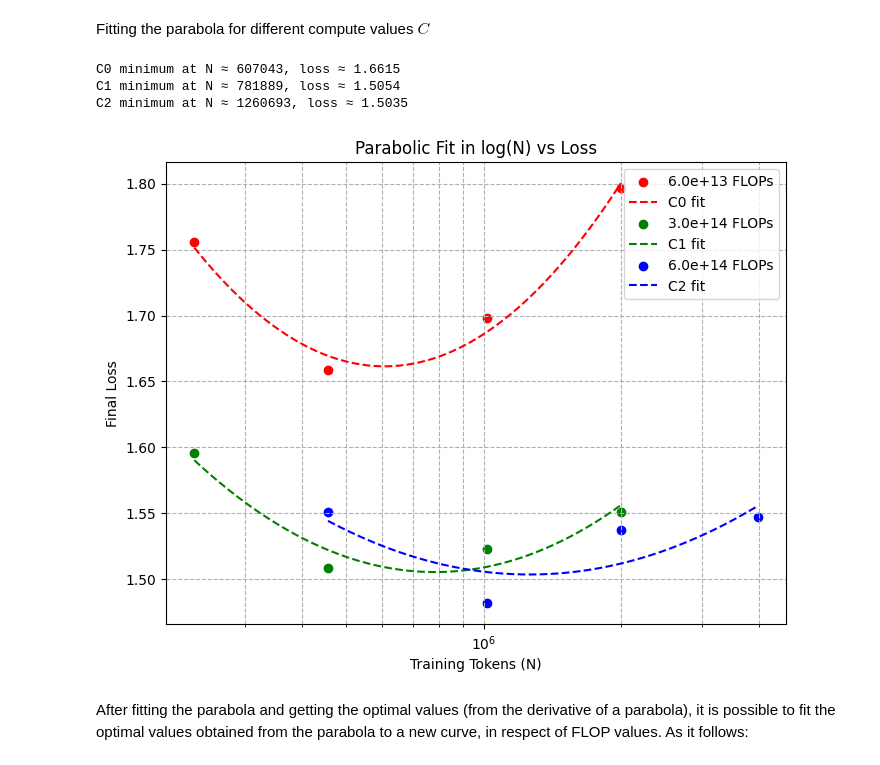
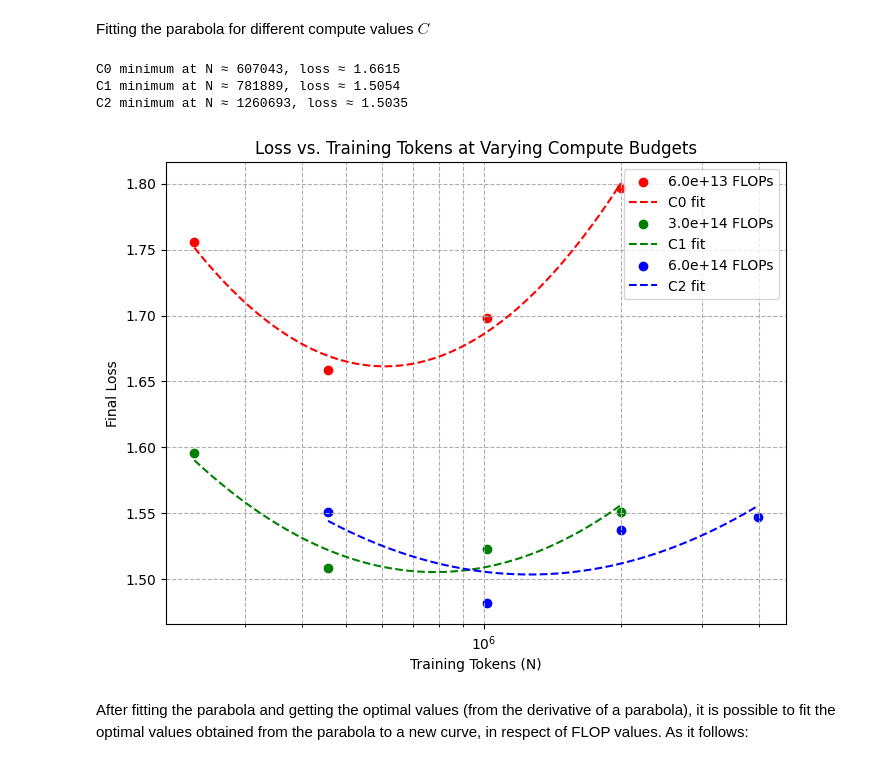
Before and after one commit to ianmm2d/nanoGPT-foundation-models, a Jupyter notebook: scaling_laws.ipynb, the cells around one changed output. Drawn from its saved outputs; the diff is of its cells as text; code cells hidden in the pictures.

```diff
--- a/scaling_laws.ipynb
+++ b/scaling_laws.ipynb
@@ -676,35 +676,36 @@ for config in df['config'].unique():
     y = df_c['loss']
 
     coeffs = np.polyfit(x_log, y, deg=2)
     poly = np.poly1d(coeffs)
 
     # Minimum of a parabola ax^2 + bx + c is at x = -b/(2a)
     logN_min = -coeffs[1] / (2 * coeffs[0])
     N_min = np.clip(np.exp(logN_min), df_c['N'].min(), df_c['N'].max())
     loss_min = poly(logN_min)
     tokens_min = flops/(6 * N_min)
 
     minima.append((flops, N_min, loss_min, tokens_min))
     print(f"{config} minimum at N ≈ {N_min:.0f}, loss ≈ {loss_min:.4f}")
 
     plt.scatter(df_c['N'], y, label=f"{flops:.1e} FLOPs", color=colors.get(config, 'gray'))
 
     N_range = np.logspace(np.log10(df_c['N'].min()), np.log10(df_c['N'].max()), 200)
     plt.plot(N_range, poly(np.log(N_range)), linestyle='--', color=colors.get(config, 'gray'), label=f"{config} fit")
 
 plt.xscale('log')
 # y-axis stays linear
 plt.xlabel("Training Tokens (N)")
 plt.ylabel("Final Loss")
-plt.title("Parabolic Fit in log(N) vs Loss")
+plt.title("Loss vs. Training Tokens at Varying Compute Budgets")
 plt.legend()
 plt.grid(True, which="both", ls="--")
+plt.savefig("assets/parabolic_scaling.png", dpi=300, bbox_inches='tight')
 plt.show()
 # %% [output]
 C0 minimum at N ≈ 607043, loss ≈ 1.6615
 C1 minimum at N ≈ 781889, loss ≈ 1.5054
 C2 minimum at N ≈ 1260693, loss ≈ 1.5035
-[figure, old version]
+[figure, new version]
 # %% [markdown]
 After fitting the parabola and getting the optimal values (from the derivative of a parabola), it is possible to fit the optimal values obtained from the parabola to a new curve, in respect of FLOP values. As it follows:
 # %%
```
Also changed, not shown: parts of 1 cell of this notebook, 6 other files.
